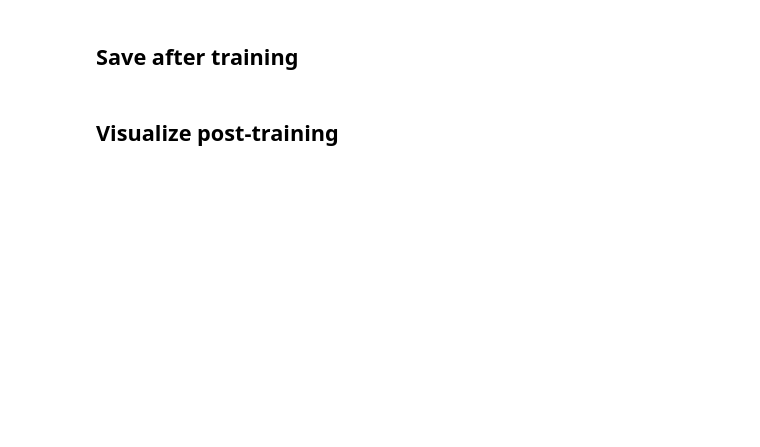
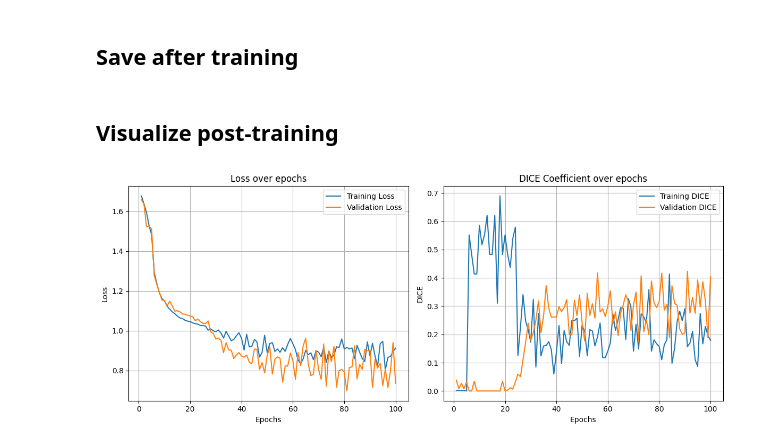
Before and after one commit to KITTran/xray-detection, a Jupyter notebook: models/train.ipynb, the cells around one changed output. Drawn from its saved outputs; the diff is of its cells as text; code cells hidden in the pictures; blank space fills up the shorter version.

```diff
--- a/models/train.ipynb
+++ b/models/train.ipynb
@@ -670,7 +670,7 @@ class GDXrayDataset(Dataset):
             image, label = self.transform(image, label) if self.labels else self.transform(image)
 
         if self.labels:
-            return image, label
+            return image, v2.ToTensor()(label).squeeze(0)
 
     def add_class(self, source, class_id, class_name):
         assert "." not in source, "Source name cannot contain a dot"
@@ -952,8 +928,8 @@ from torchvision.transforms.functional import InterpolationMode
 def torch_train_transform(size=(224, 224), scale=(0.08, 1.0), rotation=30, flip=0.5):
     image_transforms = v2.Compose([
         # v2.ToImage(),
-        v2.RandomCrop(size),  # Random crop of size 256x256
-        # v2.Resize(size),
+        # v2.RandomCrop(size),  # Random crop of size 256x256
+        v2.Resize(size),
         v2.RandomRotation(degrees=rotation, interpolation=InterpolationMode.BILINEAR),  # Random rotation within 30 degrees
         # v2.RandomResize(size=size, scale=scale),  # Random rescale and crop
         v2.RandomAffine(degrees=15, translate=(0.1, 0.1)),  # Random affine transformation
@@ -971,7 +947,8 @@ def torch_train_transform(size=(224, 224), scale=(0.08, 1.0), rotation=30, flip=
 def torch_valid_transform(size=(224, 224)):
     image_transforms = v2.Compose([
         v2.Resize(size),
-        v2.PILToTensor(),
+        v2.ToDtype(torch.float32, scale=True),
+        v2.ToTensor(),
         v2.Normalize(mean=[0.485, 0.456, 0.406], std=[0.229, 0.224, 0.225]),
     ])
 
@@ -1017,10 +994,9 @@ valid_dataloader = DataLoader(dataset=valid_dataset,
 # %% [markdown]
 ## Create model and opt and loss
 # %%
-
-output_list = [64, 128, 256, 512]
+output_list = [32, 64, 128, 256, 512]
 num_parallel = 2
-num_classes = 2
+num_classes = 1
 upsampling_cfg = dict(type='carafe', scale_factor=2, kernel_up=5, kernel_encoder=3)
 model = WResHDC_FF(num_classes, 3, output_list, num_parallel, upsample_cfg=upsampling_cfg)
 model.to(config['device'])
@@ -1043,11 +1019,12 @@ for epoch in tqdm(range(config['epochs'])):
     train_running_dc = 0.0
     for idx, img_mask in enumerate(tqdm(train_dataloader, position=0, leave=True)):
         img = img_mask[0].to(config['device'], dtype=torch.float32)
-        mask = img_mask[1].to(config['device'], dtype=torch.float32)
+        mask = img_mask[1].to(config['device'], dtype=torch.long)
         y_pred = model(img)
         optimizer.zero_grad()
-        dc = dice_coefficient(y_pred, mask)
-        loss = criterion(y_pred, mask)
+        dc = dice_coefficient(y_pred.squeeze(1), mask.float())
+        loss = criterion(y_pred.squeeze(1), mask.float())
+        loss += dice_loss(F.sigmoid(y_pred.squeeze(1)), mask.float())
         train_running_loss += loss.item()
         train_running_dc += dc.item()
         loss.backward()
@@ -1061,11 +1038,13 @@ for epoch in tqdm(range(config['epochs'])):
     val_running_dc = 0.0
     with torch.no_grad():
         for idx, img_mask in enumerate(tqdm(valid_dataloader, position=0, leave=True)):
-            img = img_mask[0].to(config['device'], dtype=torch.float32)
-            mask = img_mask[1].to(config['device'], dtype=torch.float32)
+            img = img_mask[0].float().to(config['device'])
+            mask = img_mask[1].float().to(config['device'])
+
             y_pred = model(img)
-            loss = criterion
-            dc = dice_coefficient(y_pred, mask)
+            loss = criterion(y_pred.squeeze(1), mask)
+            loss += dice_loss(F.sigmoid(y_pred.squeeze(1)), mask)
+            dc = dice_coefficient(y_pred.squeeze(1), mask)
             val_running_loss += loss.item()
             val_running_dc += dc.item()
         val_loss = val_running_loss / (idx + 1)
@@ -1094,26 +1168,30 @@ epochs_list = list(range(1, config['epochs'] + 1))
 # %% [markdown]
 ## Visualize post-training
 # %%
+epochs_list = list(range(1, config['epochs'] + 1))
+
 plt.figure(figsize=(12, 5))
 plt.subplot(1, 2, 1)
 plt.plot(epochs_list, train_losses, label='Training Loss')
 plt.plot(epochs_list, valid_losses, label='Validation Loss')
-plt.xticks(ticks=list(range(1, config['epochs'] + 1, 1)))
+# plt.xticks(ticks=list(range(1, config['epochs'] + 1, 1)))
 plt.title('Loss over epochs')
 plt.xlabel('Epochs')
 plt.ylabel('Loss')
 plt.grid()
 plt.tight_layout()
 plt.legend()
 
 plt.subplot(1, 2, 2)
 plt.plot(epochs_list, train_dcs, label='Training DICE')
 plt.plot(epochs_list, valid_dcs, label='Validation DICE')
-plt.xticks(ticks=list(range(1, config['epochs'] + 1, 1)))
+# plt.xticks(ticks=list(range(1, config['epochs'] + 1, 1)))
 plt.title('DICE Coefficient over epochs')
 plt.xlabel('Epochs')
 plt.ylabel('DICE')
 plt.grid()
 plt.legend()
 plt.tight_layout()
 plt.show()
+# %% [output]
+[figure, added]
```
Also changed, not shown: parts of 6 cells of this notebook.
